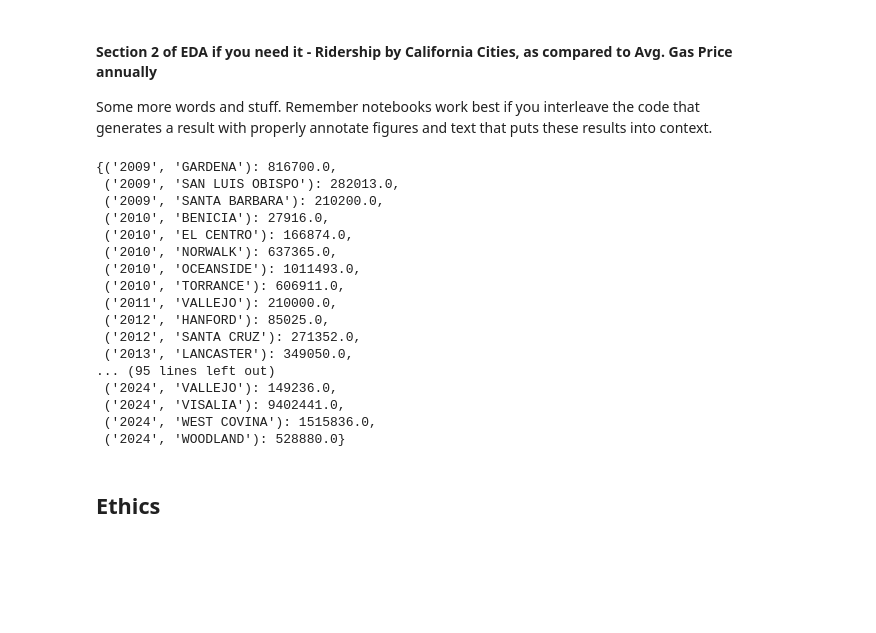
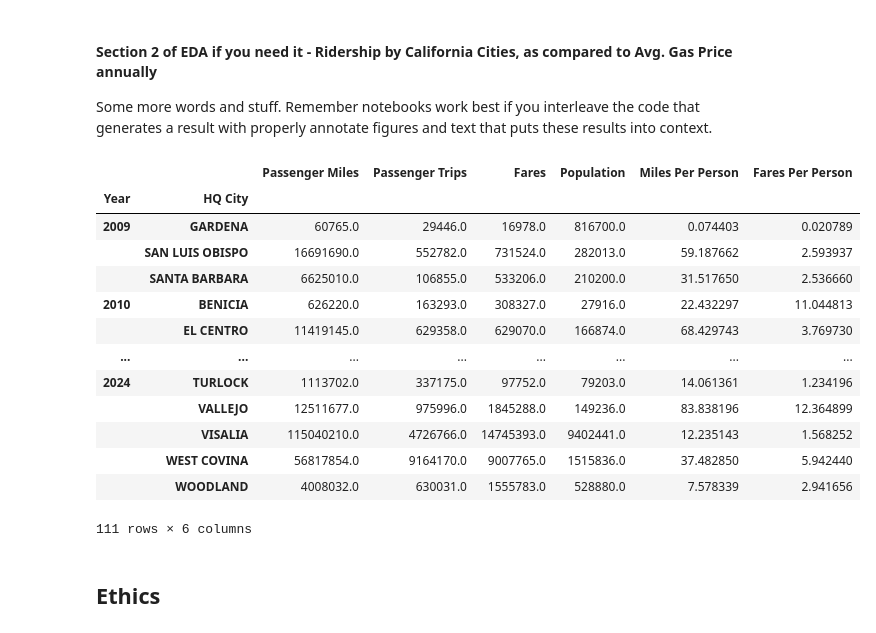
Before and after one commit to COGS108/Group012_WI26, a Jupyter notebook: 02-EDACheckpoint.ipynb, the cells around one changed output. Drawn from its saved outputs; the diff is of its cells as text; code cells hidden in the pictures; blank space fills up the shorter version.

```diff
--- a/02-EDACheckpoint.ipynb
+++ b/02-EDACheckpoint.ipynb
@@ -299,29 +299,36 @@ ride_df_state
 Some more words and stuff.  Remember notebooks work best if you interleave the code that generates a result with properly annotate figures and text that puts these results into context.
 # %%
 # Create Avg. Passenger Miles and Avg. Fares; This is so cities can be compared with one another
-ride_df_city = ride_df.groupby('HQ City')[['Passenger Miles', 'Passenger Trips', 'Fares']].sum()
+ride_df_city = ride_df.groupby(['Year', 'HQ City'])[['Passenger Miles', 'Passenger Trips', 'Fares']].sum()
 ride_df
 
 # Create population dictionary for cities
-ride_df.groupby(['Year', 'HQ City']).max()['Population'].to_dict()
+pop_city_dict = ride_df.groupby(['Year', 'HQ City']).max()['Population'].to_dict()
+
+# Map population onto ride_df_city
+ride_df_city['Population'] = ride_df_city.index.to_series().map(pop_city_dict)
+
+# Miles / Capita, Fares / Capita
+ride_df_city['Miles Per Person'] = ride_df_city['Passenger Miles'] / ride_df_city['Population']
+ride_df_city['Fares Per Person'] = ride_df_city['Fares'] / ride_df_city['Population']
+ride_df_city
+
+# There may be gaps for measurements for each city; each city may not have a data point for each year. This is PROBABLY fine???
 # %% [output]
+|  |  | Passenger Miles | Passenger Trips | Fares | Population | Miles Per Person | Fares Per Person |
+| Year | HQ City |  |  |  |  |  |  |
+| 2009 | GARDENA | 60765.0 | 29446.0 | 16978.0 | 816700.0 | 0.074403 | 0.020789 |
+|  | SAN LUIS OBISPO | 16691690.0 | 552782.0 | 731524.0 | 282013.0 | 59.187662 | 2.593937 |
+|  | SANTA BARBARA | 6625010.0 | 106855.0 | 533206.0 | 210200.0 | 31.517650 | 2.536660 |
+| 2010 | BENICIA | 626220.0 | 163293.0 | 308327.0 | 27916.0 | 22.432297 | 11.044813 |
+|  | EL CENTRO | 11419145.0 | 629358.0 | 629070.0 | 166874.0 | 68.429743 | 3.769730 |
+| ... | ... | ... | ... | ... | ... | ... | ... |
+| 2024 | TURLOCK | 1113702.0 | 337175.0 | 97752.0 | 79203.0 | 14.061361 | 1.234196 |
+|  | VALLEJO | 12511677.0 | 975996.0 | 1845288.0 | 149236.0 | 83.838196 | 12.364899 |
+|  | VISALIA | 115040210.0 | 4726766.0 | 14745393.0 | 9402441.0 | 12.235143 | 1.568252 |
+|  | WEST COVINA | 56817854.0 | 9164170.0 | 9007765.0 | 1515836.0 | 37.482850 | 5.942440 |
+|  | WOODLAND | 4008032.0 | 630031.0 | 1555783.0 | 528880.0 | 7.578339 | 2.941656 |
-{('2009', 'GARDENA'): 816700.0,
- ('2009', 'SAN LUIS OBISPO'): 282013.0,
- ('2009', 'SANTA BARBARA'): 210200.0,
- ('2010', 'BENICIA'): 27916.0,
- ('2010', 'EL CENTRO'): 166874.0,
- ('2010', 'NORWALK'): 637365.0,
- ('2010', 'OCEANSIDE'): 1011493.0,
- ('2010', 'TORRANCE'): 606911.0,
- ('2011', 'VALLEJO'): 210000.0,
- ('2012', 'HANFORD'): 85025.0,
- ('2012', 'SANTA CRUZ'): 271352.0,
- ('2013', 'LANCASTER'): 349050.0,
-... (95 lines left out)
- ('2024', 'VALLEJO'): 149236.0,
- ('2024', 'VISALIA'): 9402441.0,
- ('2024', 'WEST COVINA'): 1515836.0,
- ('2024', 'WOODLAND'): 528880.0}
+111 rows × 6 columns
 # %% [markdown]
 ## Ethics
 # %% [markdown]
```
Also changed, not shown: parts of 1 cell of this notebook.
